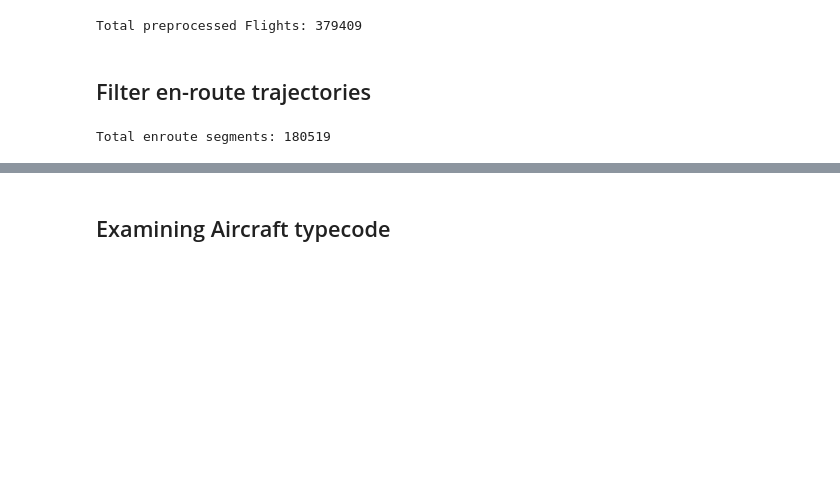
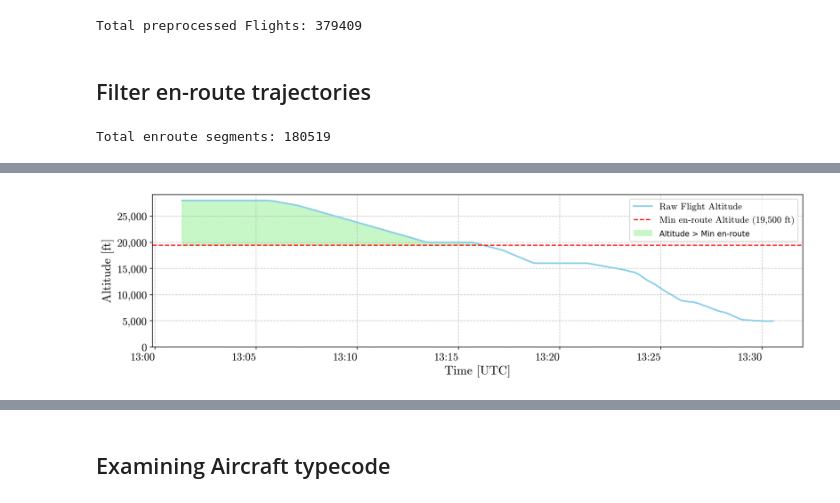
Before and after one commit to alexfustagueras/Stochastic_Aircraft_Trajectory_Prediction, a Jupyter notebook: 02a_filtering.ipynb, the cells around one changed output, grey strips where cells are left out. Saved outputs shown, nothing was run; the diff lists cells and outputs as text; code cells hidden in the pictures; blank space fills up the shorter version.

```diff
--- a/02a_filtering.ipynb
+++ b/02a_filtering.ipynb
@@ -134,0 +124,63 @@ Total en-route segments: 192216
+# %%
+fig, ax = plt.subplots(1, 1, figsize=(13, 4))
+
+# --- Plot the Raw Flight Altitude Profile ---
+ax.plot(raw_flight_for_plot.data["timestamp"], raw_flight_for_plot.data["altitude"],
+            label='Raw Flight Altitude', color='skyblue', linewidth=2.0, alpha=1.0)
+
+# Mark the min_altitude threshold
+ax.axhline(y=MIN_ALTITUDE, color='red', linestyle='--',
+            label='Min en-route Altitude (19,500 ft)')
+
+# Highlight all points above min_altitude in green (regardless of gaps)
+enroute_indices = raw_flight_for_plot.data["altitude"] >= MIN_ALTITUDE
+fill = ax.fill_between(
+    raw_flight_for_plot.data["timestamp"],
+    19500, # Fill from the bottom of the plot
+    raw_flight_for_plot.data["altitude"],
+    where=enroute_indices,
+    color='lightgreen',
+    alpha=0.5
+)
+
+# Format x-axis to show only hour and minute
+formatter = mdates.DateFormatter('%H:%M')
+ax.xaxis.set_major_formatter(formatter)
+fig.autofmt_xdate(rotation=0) # Rotate labels for better readability
+
+import matplotlib.ticker as mticker
+ax.yaxis.set_major_formatter(mticker.FuncFormatter(lambda x, _: f'{int(x):,}'))
+
+# --- Labels and Title ---
+ax.set_xlabel('Time [UTC]')
+ax.set_ylabel('Altitude [ft]')
+ax.grid(True, linestyle='--', alpha=0.7)
+
+# Custom legend: use DejaVu Sans for the '>' label only
+from matplotlib.lines import Line2D
+legend_handles = [
+    Line2D([0], [0], color='skyblue', linewidth=2.0, label='Raw Flight Altitude'),
+    Line2D([0], [0], color='red', linestyle='--', label='Min en-route Altitude (19,500 ft)'),
+    Line2D([0], [0], color='lightgreen', linewidth=8, alpha=0.5, label='Altitude > Min en-route',
+           solid_capstyle='butt')
+]
+legend_labels = [
+    'Raw Flight Altitude',
+    'Min en-route Altitude (19,500 ft)',
+    'Altitude > Min en-route'
+]
+legend_fonts = [
+    FontProperties(family='cmr10', size=12),
+    FontProperties(family='cmr10', size=12),
+    FontProperties(family='DejaVu Sans', size=10)
+]
+leg = ax.legend(legend_handles, legend_labels, fontsize=12, loc='best', frameon=True)
+for text, font in zip(leg.get_texts(), legend_fonts):
+    text.set_fontproperties(font)
+
+ax.set_ylim(bottom=0)
+
+plt.tight_layout(rect=[0, 0.03, 1, 0.95]) # Adjust layout to make space for suptitle
+plt.show()
+# %% [output]
+[figure, added]
```
Also changed, not shown: parts of 21 cells of this notebook, 8 other files.
